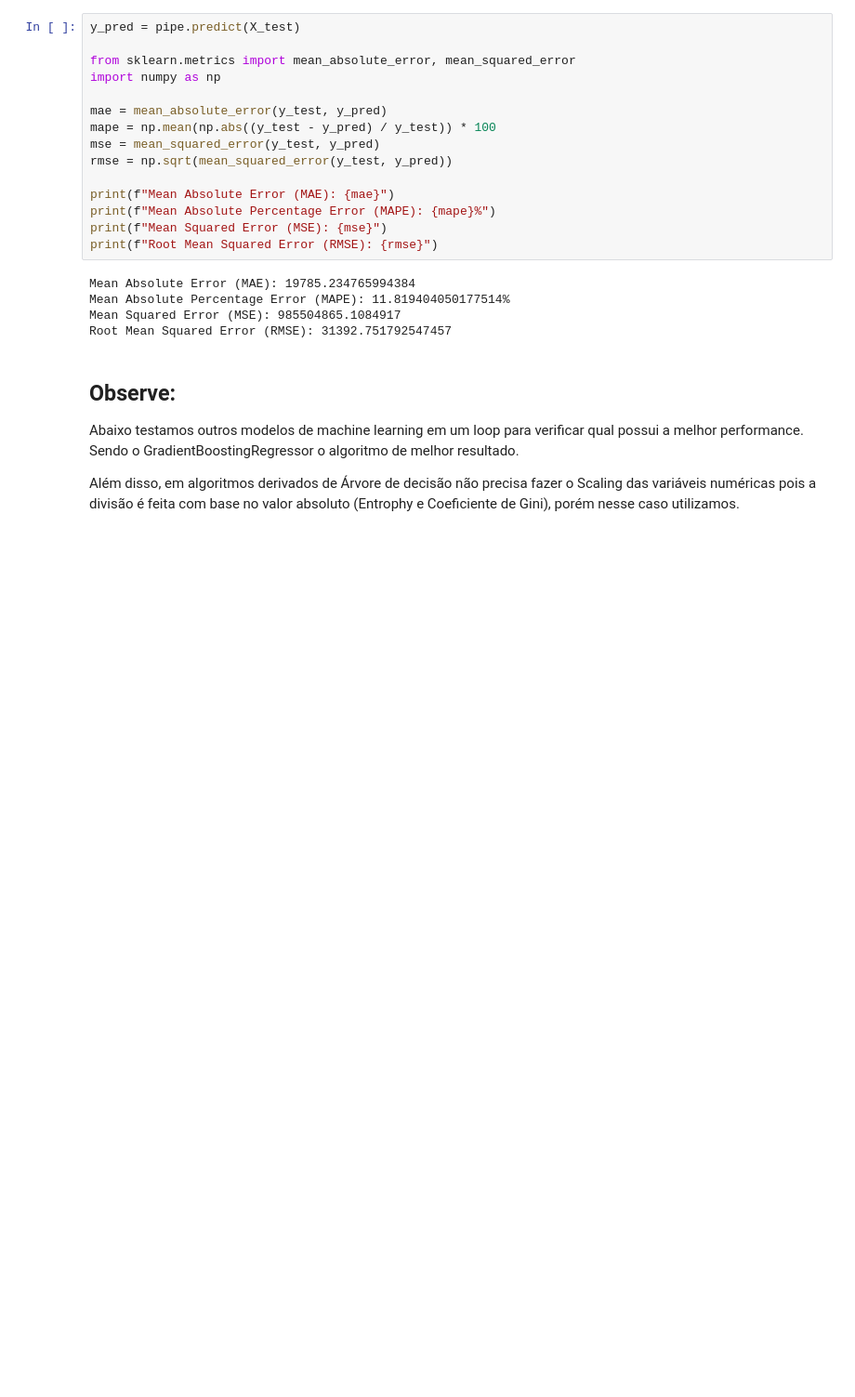
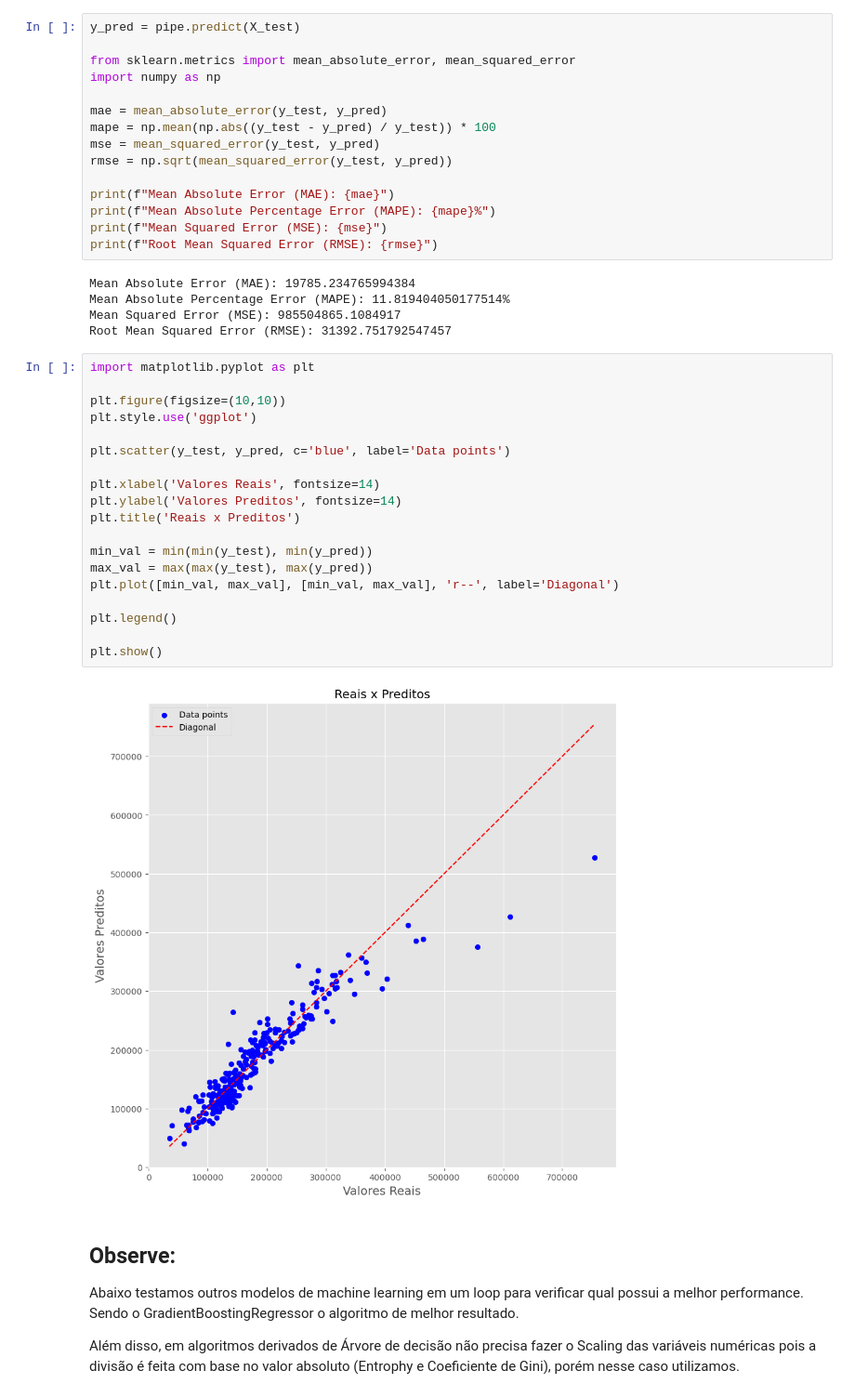
Before and after one commit to OsvaldoKobayashi/Projeto-Regress-o-Linear, a Jupyter notebook: Modelo de Regressão.ipynb, the cells around one changed output. Shown: that part at 93% size. Drawn from its saved outputs; the diff is of its cells as text; blank space fills up the shorter version.

```diff
--- a/Modelo de Regressão.ipynb
+++ b/Modelo de Regressão.ipynb
@@ -200,6 +200,27 @@ Mean Absolute Error (MAE): 19785.234765994384
 Mean Absolute Percentage Error (MAPE): 11.819404050177514%
 Mean Squared Error (MSE): 985504865.1084917
 Root Mean Squared Error (RMSE): 31392.751792547457
+# %%
+import matplotlib.pyplot as plt
+
+plt.figure(figsize=(10,10))
+plt.style.use('ggplot')
+
+plt.scatter(y_test, y_pred, c='blue', label='Data points')
+
+plt.xlabel('Valores Reais', fontsize=14)
+plt.ylabel('Valores Preditos', fontsize=14)
+plt.title('Reais x Preditos')
+
+min_val = min(min(y_test), min(y_pred))
+max_val = max(max(y_test), max(y_pred))
+plt.plot([min_val, max_val], [min_val, max_val], 'r--', label='Diagonal')
+
+plt.legend()
+
+plt.show()
+# %% [output]
+[figure, added]
 # %% [markdown]
 ## Observe:
 
```
Also changed, not shown: parts of 1 cell of this notebook.
